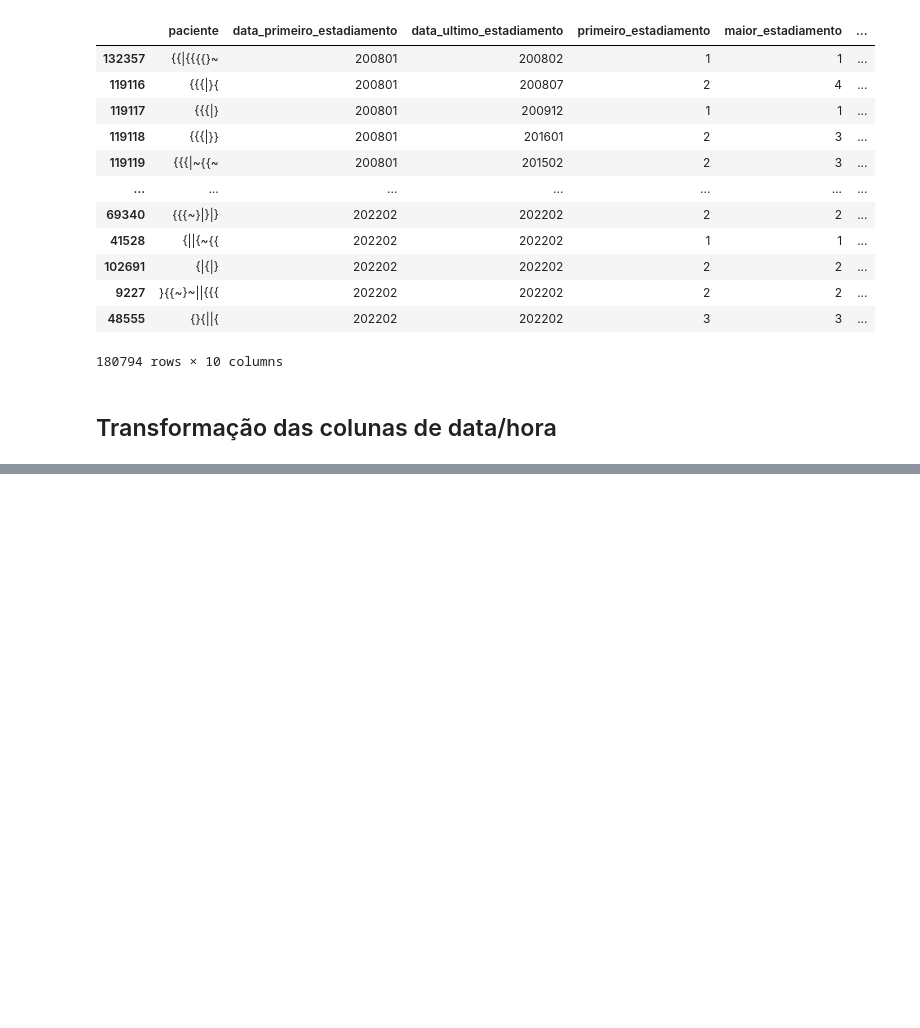
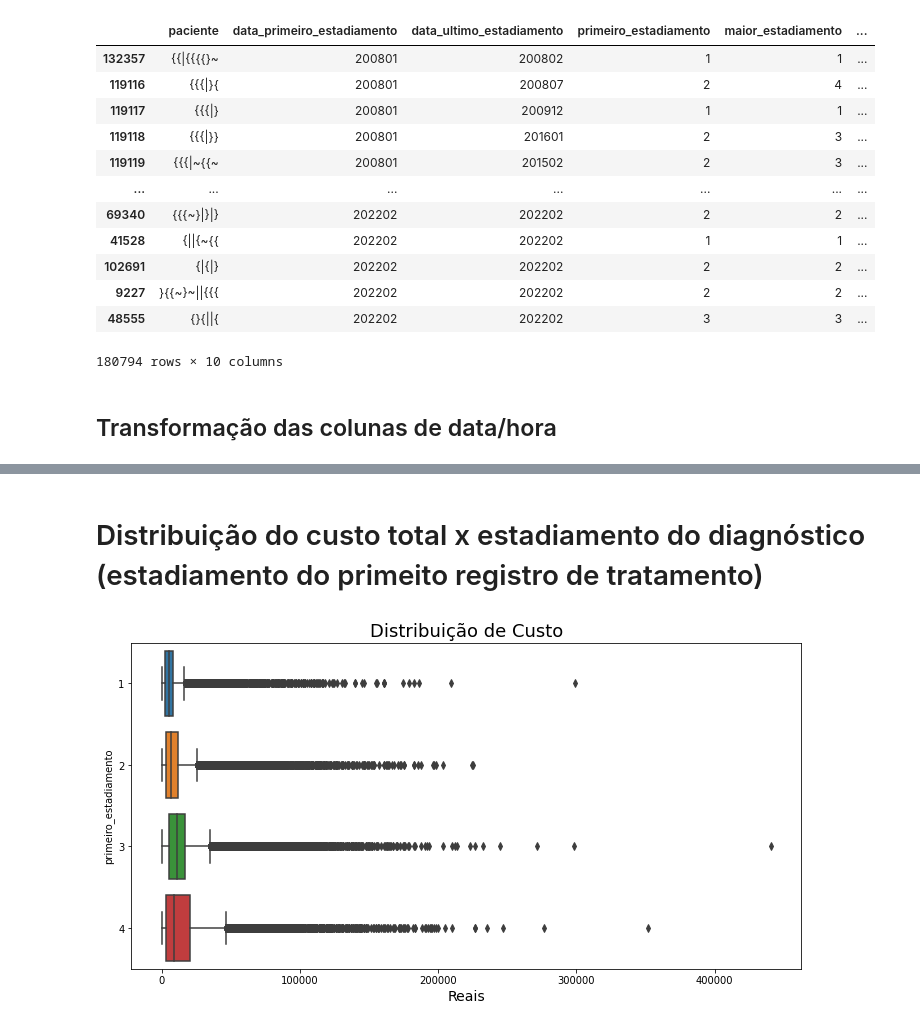
Before and after one commit to heber-augusto/sus-kpis-analysis, a Jupyter notebook: sia/analise_exploratoria_pacientes.ipynb, the cells around one changed output, grey strips where cells are left out. Cells and saved outputs as stored; diff of their text form; code cells hidden in the pictures; blank space fills up the shorter version.

```diff
--- a/sia/analise_exploratoria_pacientes.ipynb
+++ b/sia/analise_exploratoria_pacientes.ipynb
@@ -75,0 +80,3 @@ pacientes['data_ultimo_estadiamento_dt'] = pd.to_datetime(
+# %%
+pacientes['tempo_tratamento'] = ((pacientes['data_ultimo_estadiamento_dt'] - pacientes['data_primeiro_estadiamento_dt'])/np.timedelta64(1, 'M')).round(0).astype(int)
+pacientes['tempo_tratamento']
@@ -75,0 +123,3 @@ pacientes['data_ultimo_estadiamento_dt'] = pd.to_datetime(
+# %%
+pacientes_final = pacientes[(pacientes.primeiro_estadiamento != '')]
+pacientes_final =pacientes_final[(pacientes_final.primeiro_estadiamento.astype(int) > 0)]
@@ -75,0 +177,15 @@ pacientes['data_ultimo_estadiamento_dt'] = pd.to_datetime(
+# %% [markdown]
+# Distribuição do custo total x estadiamento do diagnóstico (estadiamento do primeito registro de tratamento)
+# %%
+ax = sns.boxplot(
+    x='custo_total',
+    y='primeiro_estadiamento',
+    data=pacientes_final,
+    orient='h',
+    order=['1','2','3','4'])
+
+ax.figure.set_size_inches(12, 6)
+ax.set_title('Distribuição de Custo', fontsize=18)
+_ = ax.set_xlabel('Reais', fontsize=14)
+# %% [output]
+[figure, added]
```
Also changed, not shown: parts of 14 cells of this notebook.
